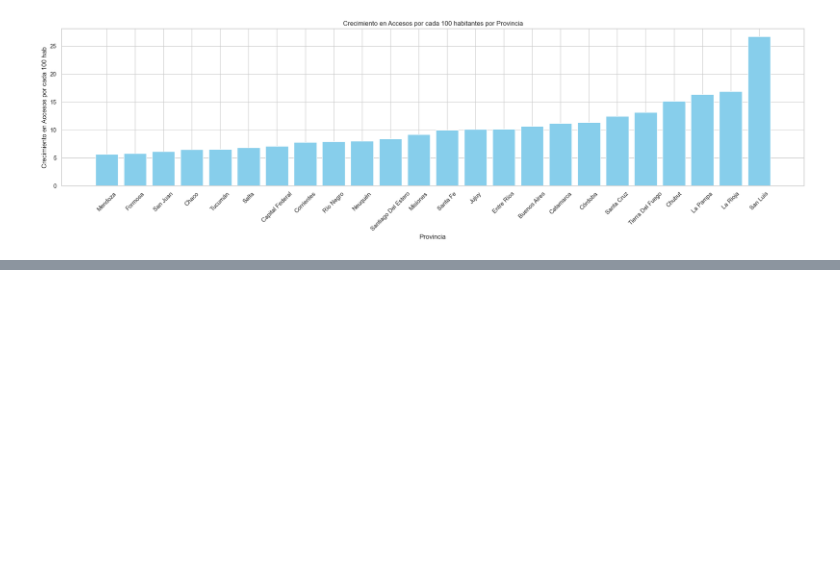
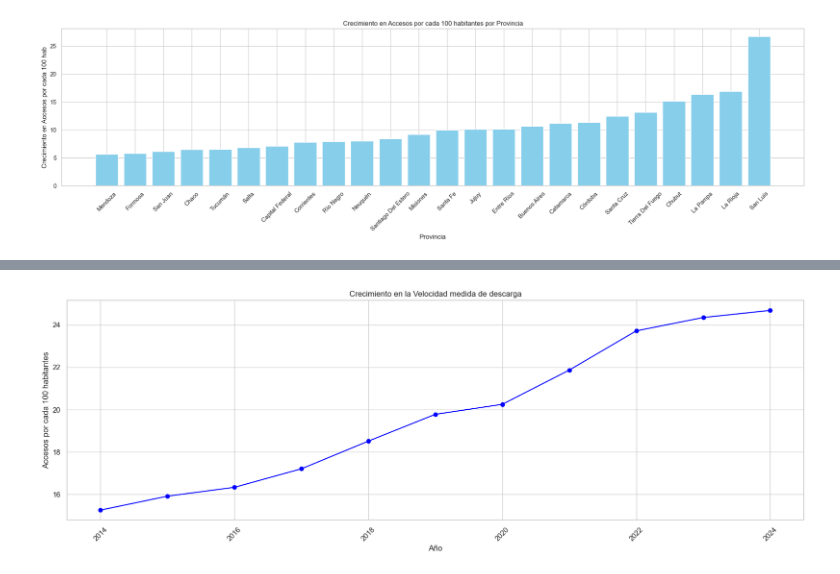
Before and after one commit to DedesF/Proyecto_2, a Jupyter notebook: Analisis/EDA.ipynb, the cells around one changed output, grey strips where cells are left out. Cells and saved outputs as stored; diff of their text form; code cells hidden in the pictures; blank space fills up the shorter version.

```diff
--- a/Analisis/EDA.ipynb
+++ b/Analisis/EDA.ipynb
@@ -90,0 +119,5 @@ plt.show()
+# %%
+df_int_pentot = pd.read_excel('C:/Python/Data Science/Proyecto_2/Datasets/Internet.xlsx', sheet_name='Penetracion-totales')
+df_int_pentot = df_int_pentot[['Año', 'Trimestre', 'Accesos por cada 100 hab']]
+int_pentot_grouped = df_int_pentot.groupby('Año')['Accesos por cada 100 hab'].mean().reset_index()
+int_pentot_grouped.head(10)
@@ -90,0 +136,10 @@ plt.show()
+# %%
+plt.figure(figsize=(20, 6))
+plt.plot(int_pentot_grouped['Año'], int_pentot_grouped['Accesos por cada 100 hab'], color='blue', marker='o')
+plt.xlabel('Año')
+plt.ylabel('Accesos por cada 100 habitantes')
+plt.title('Crecimiento en la Velocidad medida de descarga')
+plt.xticks(rotation=45)
+plt.show()
+# %% [output]
+[figure, added]
```
Also changed, not shown: parts of 21 cells of this notebook, 5 other files.
